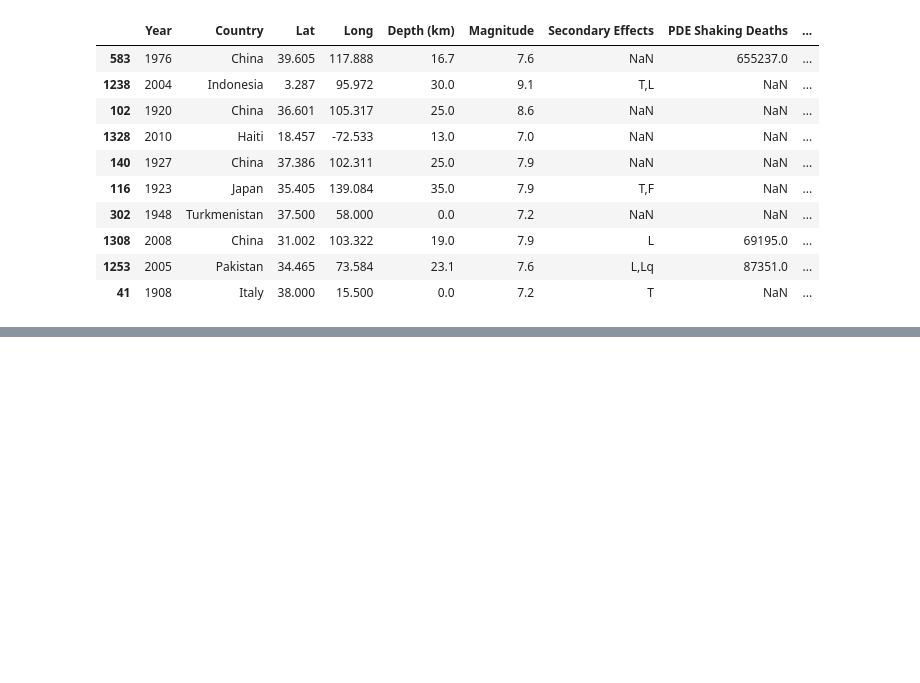
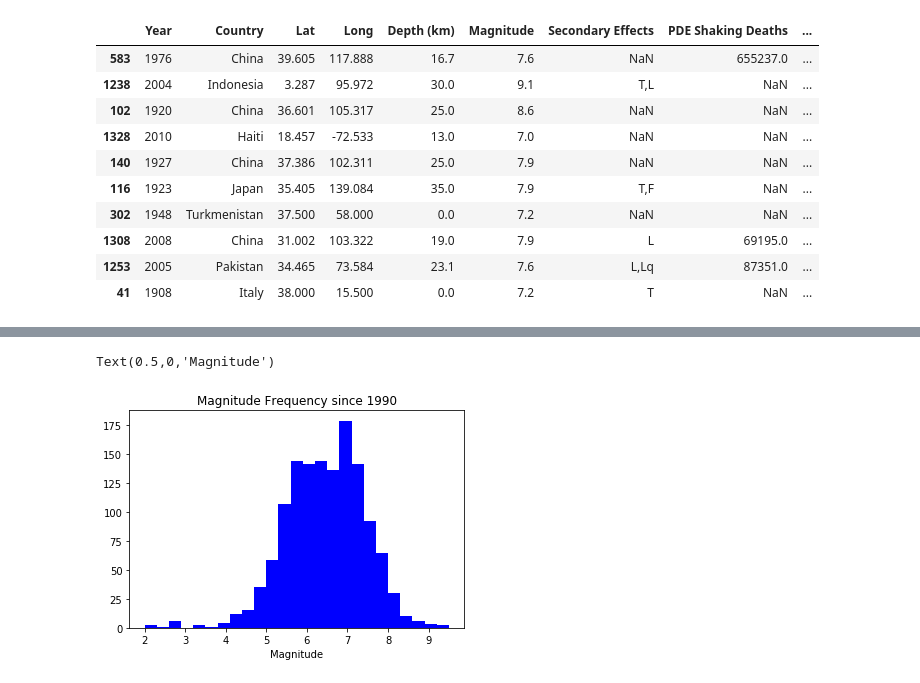
Before and after one commit to DataScienceBS/data-question-3-tornado-bombers, a Jupyter notebook: Earthquakes.ipynb, the cells around one changed output, grey strips where cells are left out. Cells and saved outputs as stored; diff of their text form; code cells hidden in the pictures; blank space fills up the shorter version.

```diff
--- a/Earthquakes.ipynb
+++ b/Earthquakes.ipynb
@@ -370,0 +400,7 @@ g= (g.map(plt.plot, 'Year', 'Deaths', marker= '.')
+# %%
+plt.hist(quakes['Magnitude'].dropna(), bins=25, color='blue')
+plt.title("Magnitude Frequency since 1990")
+plt.xlabel("Magnitude")
+# %% [output]
+Text(0.5,0,'Magnitude')
+[figure, added]
```
Also changed, not shown: parts of 23 cells of this notebook.
